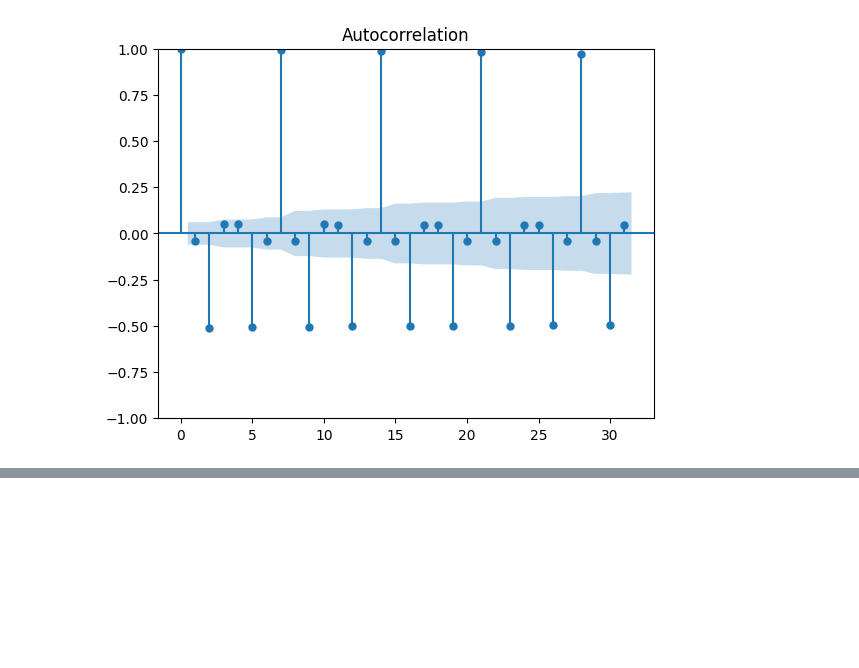
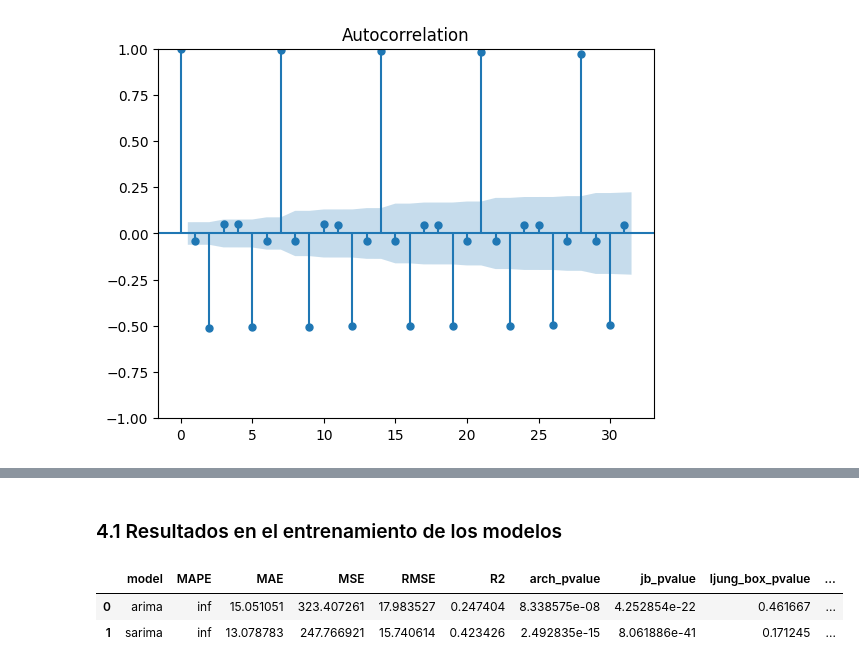
Before and after one commit to Karen22g/tsproject, a Jupyter notebook: mybook/arima.ipynb, the cells around one changed output, grey strips where cells are left out. Drawn from its saved outputs; the diff is of its cells as text; code cells hidden in the pictures; blank space fills up the shorter version.

Commit message:
sarima y smoothing check

```diff
--- a/mybook/arima.ipynb
+++ b/mybook/arima.ipynb
@@ -262,0 +246,8 @@ KeyboardInterrupt
+# %%
+#Modelo ARIMA con Rolling
+
+arima_model = smtsa.ARIMA(train, order=(2, 1, 2)).fit()
+residuals_m = arima_model.resid #obtención de residuales del modelo
+val_pred = arima_rolling(train, val, 2, 1, 2) #pronosticar validación
+mae_v, mape_v, mse_v, rmse_v, r2_v = errors(val_pred, val) #scores validación
+arch_pvalue, jb_pvalue, ljung_box_pvalue, warning = assumptions(residuals_m) #análisis de los residuales
@@ -312,6 +320,7 @@ def sarimaconrolling(train, ts_test, p, q, P, Q):
 def sarima_rolling(ts, test, p, q, P, Q, s):
     predictions = []
     ts = ts.tolist()
+    mae_list = []
     test = test.reset_index(drop=True)
     for t in range(len(test)):
         fit = sm.tsa.statespace.SARIMAX(ts, trend='n', order=(p, 1, q),seasonal_order=(P, 0, Q, s)).fit()
@@ -320,6 +329,10 @@ def sarima_rolling(ts, test, p, q, P, Q, s):
         predictions.append(yhat)
         obs = test[t]
         ts.append(obs)
+        print(test[:t+1])
+        print(yhat)
+        mae = mean_absolute_error(test[:t+1], predictions)
+        mae_list.append(mae)
     return predictions
 # %% [markdown]
 Para iniciar el entrenamiento del modelo SARIMA, debemos conocer el comportamiento de la componente estacional de la serie de tiempo, para ello haremos una descomposición de nuevo y analizaremos con la prueba de Dickey-Fuller y la ACF y la PACF la componente estacional.
@@ -412,0 +444,9 @@ test_result.append(["sarima", mape_t, mae_t, mse_t, rmse_t, r2_t])
+# %%
+#Modelo SARIMA con Rolling
+
+sarima_model = sm.tsa.statespace.SARIMAX(train, trend='n', order=(1, 1, 1),
+                                                            seasonal_order=(2, 0, 2, 3)).fit()
+residuals_m = sarima_model.resid #obtención de residuales del modelo
+val_pred = sarima_rolling(train, val, 1, 1, 2, 2, 3) #pronosticar validación
+mae_v, mape_v, mse_v, rmse_v, r2_v = errors(val_pred, val) #scores validación
+arch_pvalue, jb_pvalue, ljung_box_pvalue, warning = assumptions(residuals_m) #análisis de los residuales
@@ -412,0 +467,3 @@ test_result.append(["sarima", mape_t, mae_t, mse_t, rmse_t, r2_t])
+# %%
+dfval = pd.DataFrame(val_result, columns=['model', 'MAPE', 'MAE', 'MSE', 'RMSE', 'R2', 'arch_pvalue', 'jb_pvalue', 'ljung_box_pvalue', 'warning'])
+dftest = pd.DataFrame(test_result, columns=['model', 'MAPE', 'MAE', 'MSE', 'RMSE', 'R2'])
@@ -412,0 +479,9 @@ test_result.append(["sarima", mape_t, mae_t, mse_t, rmse_t, r2_t])
+# %% [markdown]
+### 4.1 Resultados en el entrenamiento de los modelos
+# %%
+dfval['parameters'] = ['(2,1,2)','(1,1,1)(2, 0, 2, 3)']
+dfval
+# %% [output]
+|  | model | MAPE | MAE | MSE | RMSE | R2 | arch_pvalue | jb_pvalue | ljung_box_pvalue | ... |
+| 0 | arima | inf | 15.051051 | 323.407261 | 17.983527 | 0.247404 | 8.338575e-08 | 4.252854e-22 | 0.461667 | ... |
+| 1 | sarima | inf | 13.078783 | 247.766921 | 15.740614 | 0.423426 | 2.492835e-15 | 8.061886e-41 | 0.171245 | ... |
```
Also changed, not shown: parts of 47 cells of this notebook, 3 other files.
